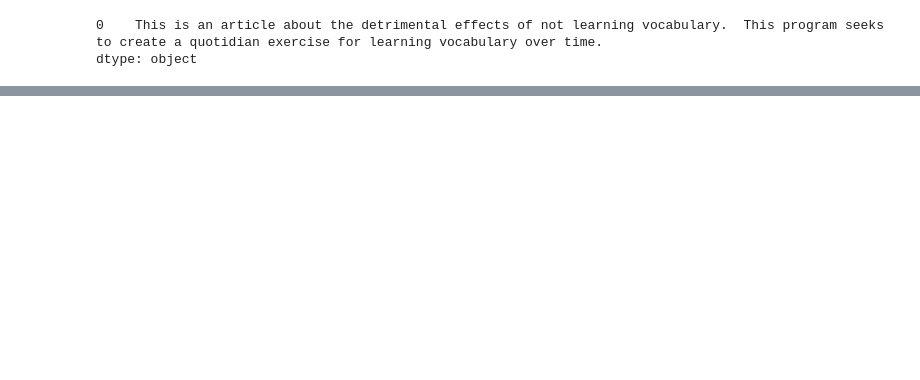
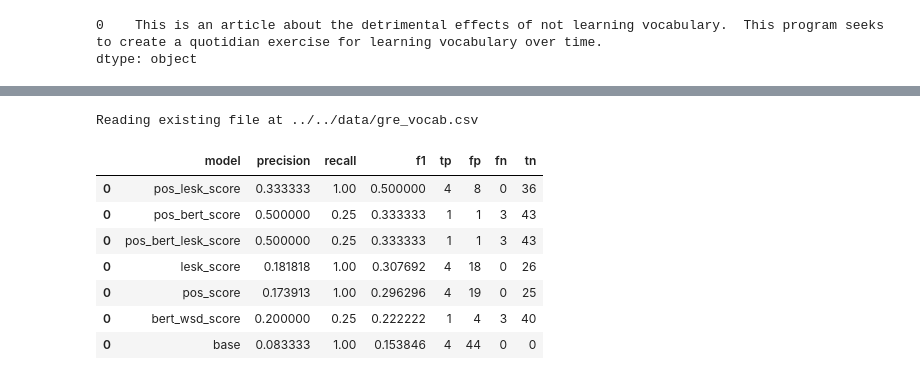
Before and after one commit to kzenstratus/ubiquitous_vocab, a Jupyter notebook: ubi_vocab/utils/demo.ipynb, the cells around one changed output, grey strips where cells are left out. Cells and saved outputs as stored; diff of their text form; code cells hidden in the pictures; blank space fills up the shorter version.

```diff
--- a/ubi_vocab/utils/demo.ipynb
+++ b/ubi_vocab/utils/demo.ipynb
@@ -54,0 +78,15 @@ ubi_vocab.highlights_df
+# %%
+master_df, metrics_df = eval_different_filters(data_dir = data_dir)
+# %% [output]
+Reading existing file at ../../data/gre_vocab.csv
+# %%
+metrics_df.sort_values("f1", ascending = False)
+# %% [output]
+|  | model | precision | recall | f1 | tp | fp | fn | tn |
+| 0 | pos_lesk_score | 0.333333 | 1.00 | 0.500000 | 4 | 8 | 0 | 36 |
+| 0 | pos_bert_score | 0.500000 | 0.25 | 0.333333 | 1 | 1 | 3 | 43 |
+| 0 | pos_bert_lesk_score | 0.500000 | 0.25 | 0.333333 | 1 | 1 | 3 | 43 |
+| 0 | lesk_score | 0.181818 | 1.00 | 0.307692 | 4 | 18 | 0 | 26 |
+| 0 | pos_score | 0.173913 | 1.00 | 0.296296 | 4 | 19 | 0 | 25 |
+| 0 | bert_wsd_score | 0.200000 | 0.25 | 0.222222 | 1 | 4 | 3 | 40 |
+| 0 | base | 0.083333 | 1.00 | 0.153846 | 4 | 44 | 0 | 0 |
```
Also changed, not shown: parts of 10 cells of this notebook.
